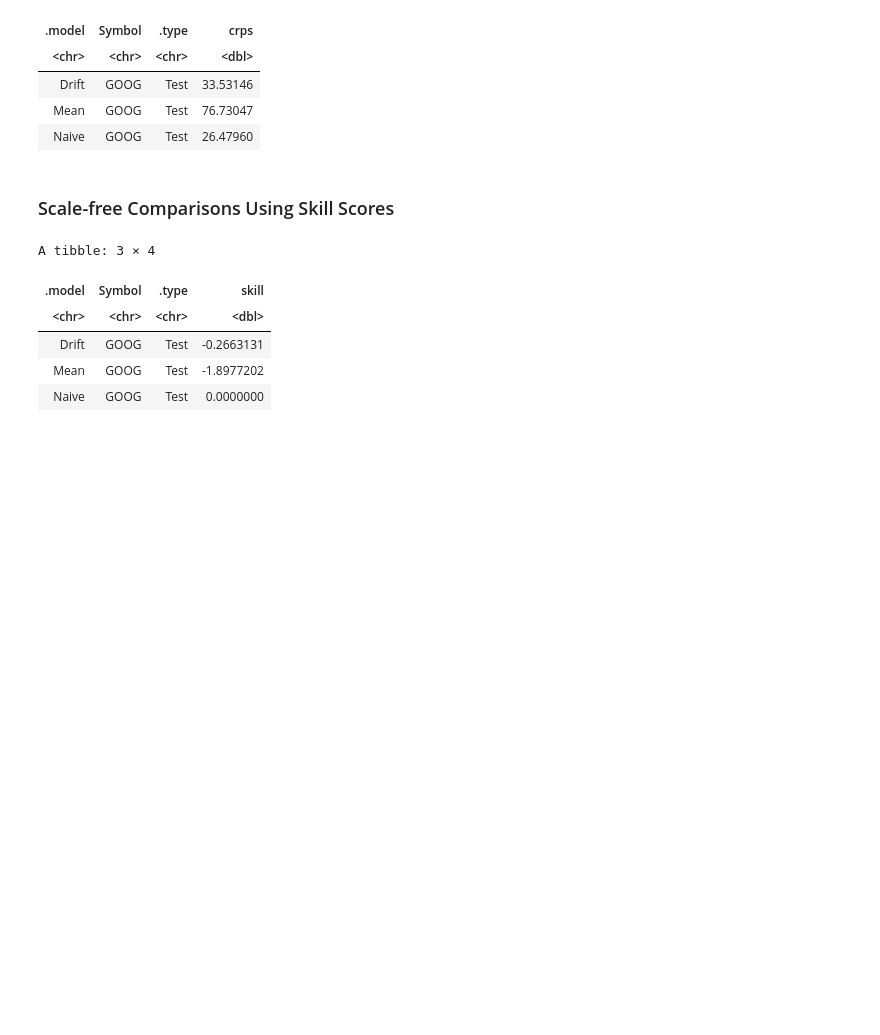
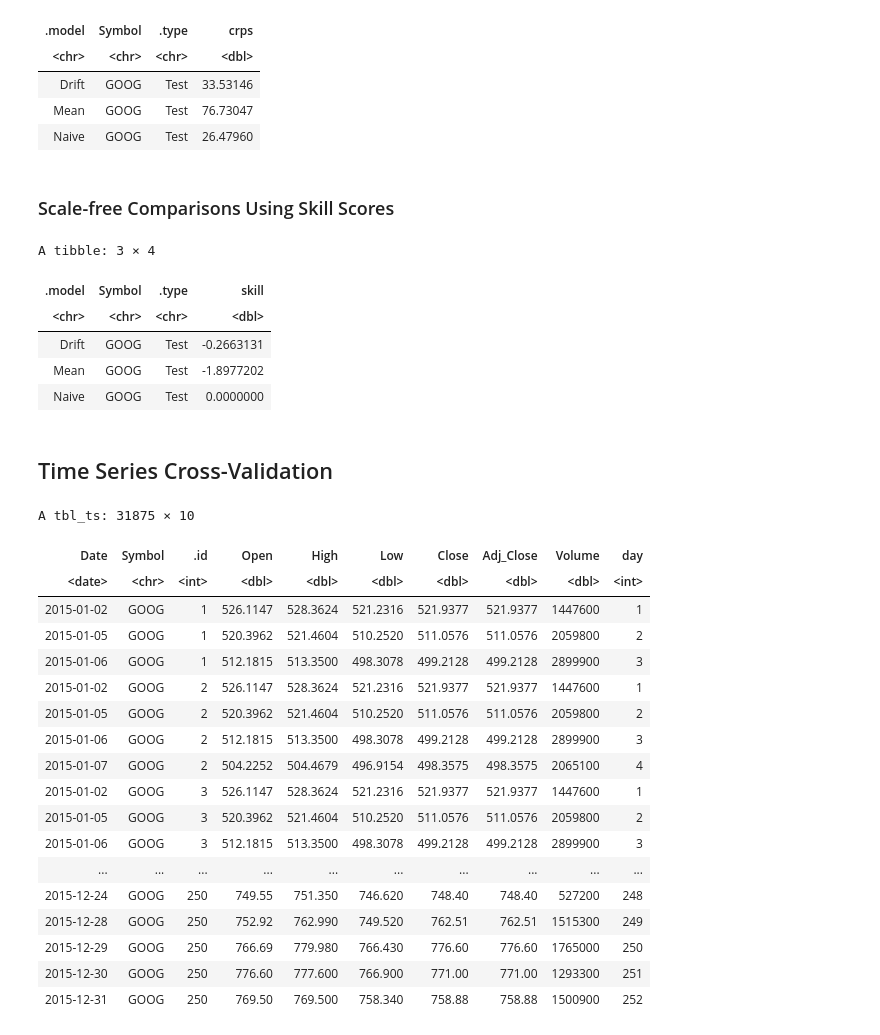
Before and after one commit to antounes/fpp3, a Jupyter notebook: 5_forecasters_toolbox.ipynb, the cells around one changed output. Cells and saved outputs as stored; diff of their text form; code cells hidden in the pictures; blank space fills up the shorter version.

```diff
--- a/5_forecasters_toolbox.ipynb
+++ b/5_forecasters_toolbox.ipynb
@@ -742,3 +742,30 @@ A tibble: 3 × 4
 | Drift | GOOG | Test | -0.2663131 |
 | Mean | GOOG | Test | -1.8977202 |
 | Naive | GOOG | Test | 0.0000000 |
+# %% [markdown]
+## Time Series Cross-Validation
+# %%
+google_2015_tr <- google_2015 %>%
+  stretch_tsibble(.init=3, .step=1) %>%
+  relocate(Date, Symbol, .id)
+google_2015_tr
+# %% [output]
+A tbl_ts: 31875 × 10
+| Date | Symbol | .id | Open | High | Low | Close | Adj_Close | Volume | day |
+| <date> | <chr> | <int> | <dbl> | <dbl> | <dbl> | <dbl> | <dbl> | <dbl> | <int> |
+| 2015-01-02 | GOOG | 1 | 526.1147 | 528.3624 | 521.2316 | 521.9377 | 521.9377 | 1447600 | 1 |
+| 2015-01-05 | GOOG | 1 | 520.3962 | 521.4604 | 510.2520 | 511.0576 | 511.0576 | 2059800 | 2 |
+| 2015-01-06 | GOOG | 1 | 512.1815 | 513.3500 | 498.3078 | 499.2128 | 499.2128 | 2899900 | 3 |
+| 2015-01-02 | GOOG | 2 | 526.1147 | 528.3624 | 521.2316 | 521.9377 | 521.9377 | 1447600 | 1 |
+| 2015-01-05 | GOOG | 2 | 520.3962 | 521.4604 | 510.2520 | 511.0576 | 511.0576 | 2059800 | 2 |
+| 2015-01-06 | GOOG | 2 | 512.1815 | 513.3500 | 498.3078 | 499.2128 | 499.2128 | 2899900 | 3 |
+| 2015-01-07 | GOOG | 2 | 504.2252 | 504.4679 | 496.9154 | 498.3575 | 498.3575 | 2065100 | 4 |
+| 2015-01-02 | GOOG | 3 | 526.1147 | 528.3624 | 521.2316 | 521.9377 | 521.9377 | 1447600 | 1 |
+| 2015-01-05 | GOOG | 3 | 520.3962 | 521.4604 | 510.2520 | 511.0576 | 511.0576 | 2059800 | 2 |
+| 2015-01-06 | GOOG | 3 | 512.1815 | 513.3500 | 498.3078 | 499.2128 | 499.2128 | 2899900 | 3 |
+| ... | ... | ... | ... | ... | ... | ... | ... | ... | ... |
+| 2015-12-24 | GOOG | 250 | 749.55 | 751.350 | 746.620 | 748.40 | 748.40 | 527200 | 248 |
+| 2015-12-28 | GOOG | 250 | 752.92 | 762.990 | 749.520 | 762.51 | 762.51 | 1515300 | 249 |
+| 2015-12-29 | GOOG | 250 | 766.69 | 779.980 | 766.430 | 776.60 | 776.60 | 1765000 | 250 |
+| 2015-12-30 | GOOG | 250 | 776.60 | 777.600 | 766.900 | 771.00 | 771.00 | 1293300 | 251 |
+| 2015-12-31 | GOOG | 250 | 769.50 | 769.500 | 758.340 | 758.88 | 758.88 | 1500900 | 252 |
```
Also changed, not shown: parts of 4 cells of this notebook.
